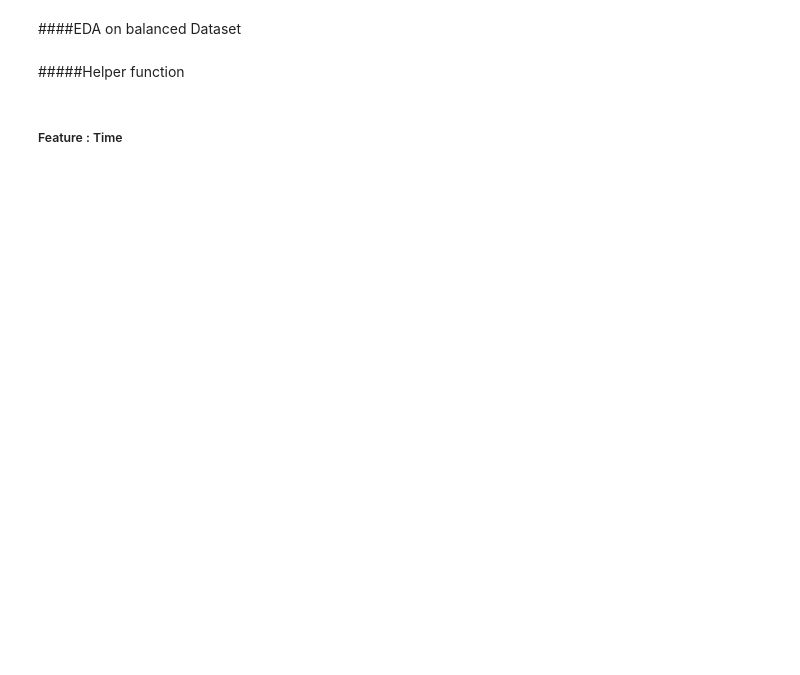
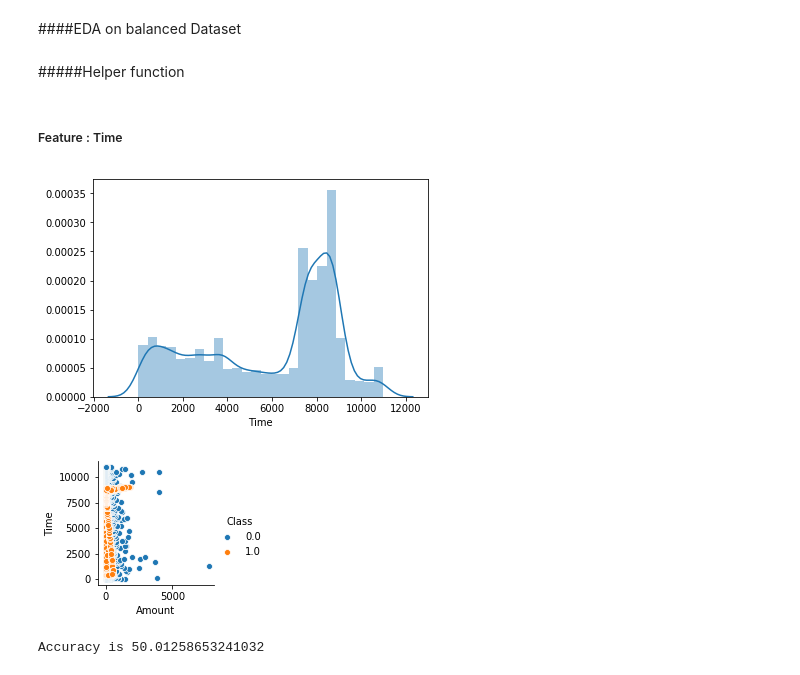
Before and after one commit to alphaTdeeraj/CreditCardFraudDetection, a Jupyter notebook: CreditCardFraud.ipynb, the cells around one changed output. Saved outputs shown, nothing was run; the diff lists cells and outputs as text; code cells hidden in the pictures; blank space fills up the shorter version.

```diff
--- a/CreditCardFraud.ipynb
+++ b/CreditCardFraud.ipynb
@@ -158,6 +164,27 @@ sns.countplot(x='Class', data=df2)
 # %%
 def generalInfo(col_name ,x_var ,data=df2):
   sns.distplot(data[col_name], label=f'distribution of {col_name}')
-  sns.pairplot(data[:1000], hue='Class', x_vars=[x_var], y_vars=[col_name])
+  sns.pairplot(data, hue='Class', x_vars=[x_var], y_vars=[col_name])
 # %% [markdown]
 ##### Feature : Time
+# %%
+generalInfo('Time', 'Amount')
+# %% [output]
+[figure, added]
+[figure, added]
+# %%
+#just using amount to infrerence the class
+correct  = 0
+predicted_class = 0
+for _ , row in df2[['Amount', 'Class']].iterrows():
+  if row[0]>100:
+    predicted_class = 0
+  else:
+    prdicted_class = 1
+  if predicted_class == int(row[1]):
+    correct +=1
+print(f'Accuracy is {(correct/len(df2))*100}')
+#we are getting accuracy arount 50 percent just by using amount
+#let us try machine learning model
+# %% [output]
+Accuracy is 50.01258653241032
```
Also changed, not shown: parts of 11 cells of this notebook.
